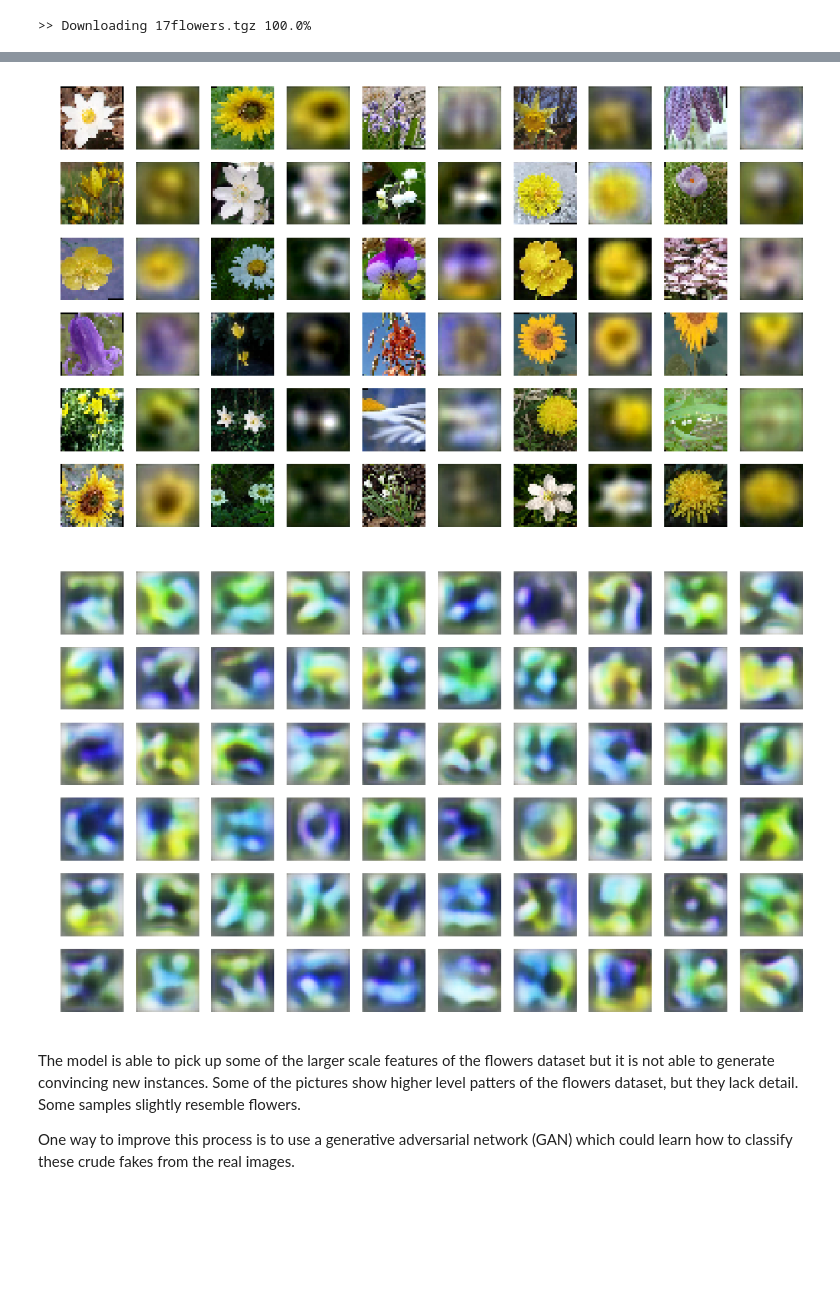
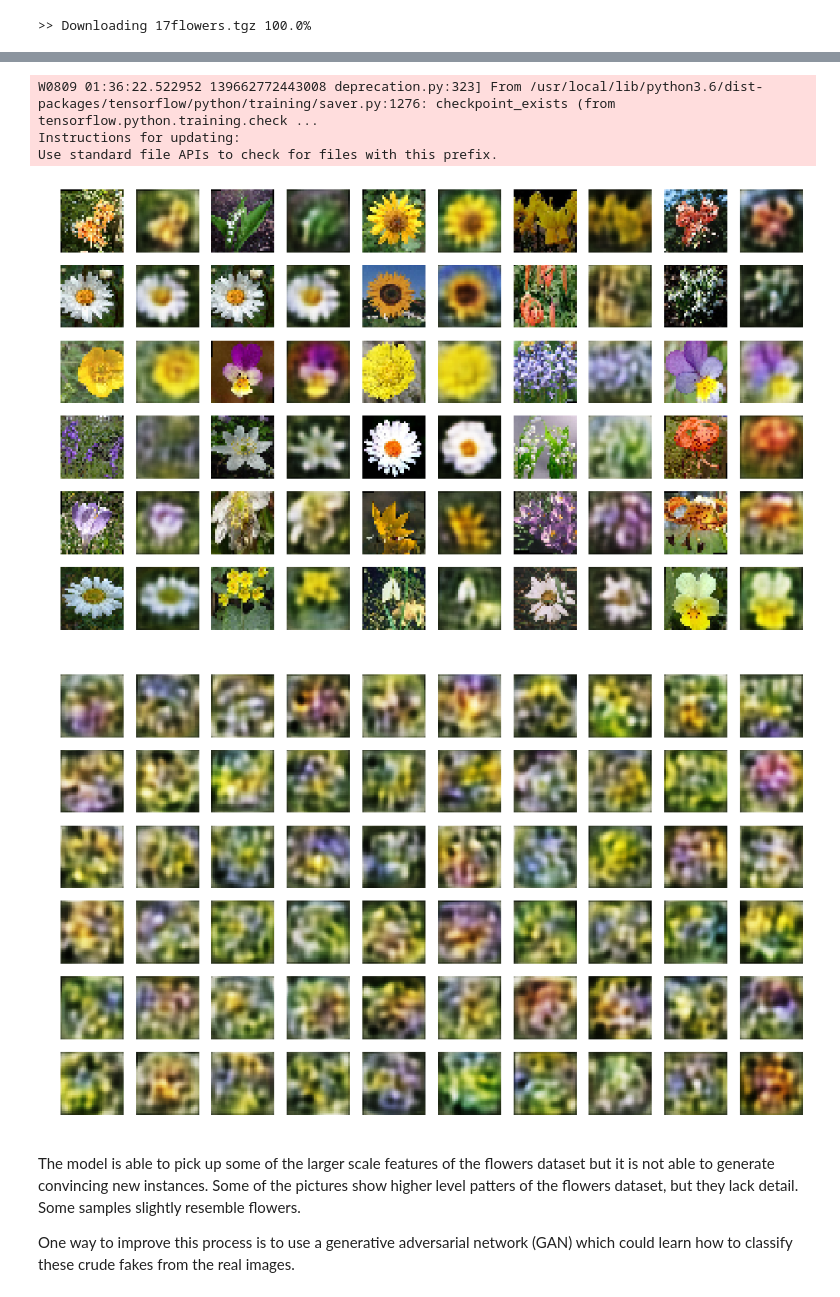
Before and after one commit to DCtheTall/hands-on-machine-learning, a Jupyter notebook: chapter15/Exercises.ipynb, the cells around one changed output, grey strips where cells are left out. Drawn from its saved outputs; the diff is of its cells as text; code cells hidden in the pictures; blank space fills up the shorter version.

```diff
--- a/chapter15/Exercises.ipynb
+++ b/chapter15/Exercises.ipynb
@@ -1349,7 +1354,7 @@ saver = tf.train.Saver()
 
 from sklearn.model_selection import train_test_split
 
-X_train, X_test = train_test_split(data, test_size=0.1)
+X_train, X_test = train_test_split(data, test_size=0.01)
 
 def shuffle_batches(X, batch_size):
   rand_idx = rnd.permutation(len(X))
@@ -1359,7 +1364,7 @@ def shuffle_batches(X, batch_size):
 # %%
 # Training the model.
 
-n_epochs = 50
+n_epochs = 30
 batch_size = 256
 
 with tf.Session() as sess:
@@ -1405,9 +1406,7 @@ X_rand = X_train[rnd_idx[:n_images]]
 with tf.Session() as sess:
   init.run()
   saver.restore(sess, './my_model_variational.ckpt')
-  codings_rnd = np.random.normal(size=[n_images, coding_dim])
   outputs_val = logits.eval(feed_dict={X: X_rand})
-  outputs_val = np.clip(outputs_val, 0.0, 1.0)
 
 plt.figure(figsize=(16, 100))
 for i in range(n_images // 2):
@@ -1417,27 +1416,31 @@ for i in range(n_images // 2):
     plot_image(outputs_val[i])
 plt.show()
 # %% [output]
+W0809 01:36:22.522952 139662772443008 deprecation.py:323] From /usr/local/lib/python3.6/dist-packages/tensorflow/python/training/saver.py:1276: checkpoint_exists (from tensorflow.python.training.check ...
+Instructions for updating:
+Use standard file APIs to check for files with this prefix.
-[figure, old version]
+[figure, new version]
 # %%
 # Generating new images.
 
 n_images = 60
 
 with tf.Session() as sess:
   init.run()
   saver.restore(sess, './my_model_variational.ckpt')
-  codings_rnd = np.random.normal(size=(n_images, coding_dim), loc=0.0,
-                                 scale=1.0)
+  codings_val = codings.eval(feed_dict={X: X_batch})
+  codings_rnd = np.random.normal(size=(n_images, coding_dim),
+                                 loc=np.mean(codings_val),
+                                 scale=np.std(codings_val))
   outputs_val = logits.eval(feed_dict={codings: codings_rnd})
-  outputs_val = tf.nn.sigmoid(outputs_val).eval()
 
 plt.figure(figsize=(16, 100))
 for i in range(n_images):
     plt.subplot(n_images, 10, i + 1)
     plot_image(np.clip(outputs_val[i], 0, 1))
 plt.show()
 # %% [output]
-[figure, old version]
+[figure, new version]
 # %% [markdown]
 The model is able to pick up some of the larger scale features of the flowers dataset but it is not able to generate convincing new instances. Some of the pictures show higher level patters of the flowers dataset, but they lack detail. Some samples slightly resemble flowers.
 
```
Also changed, not shown: parts of 3 cells of this notebook.
